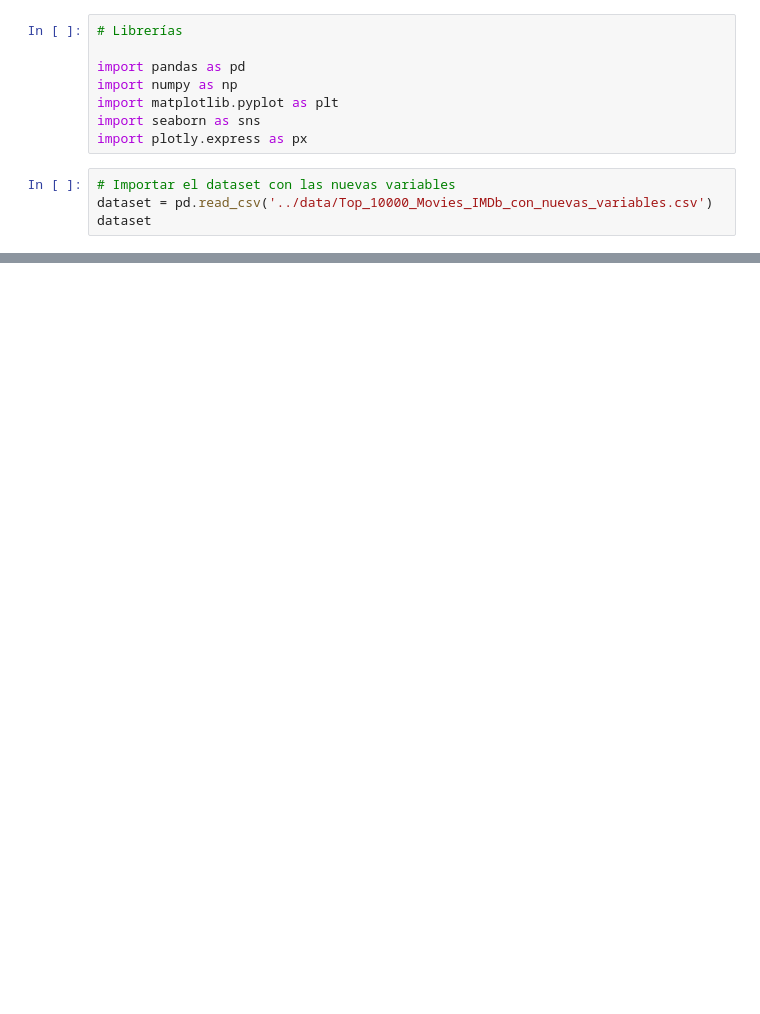
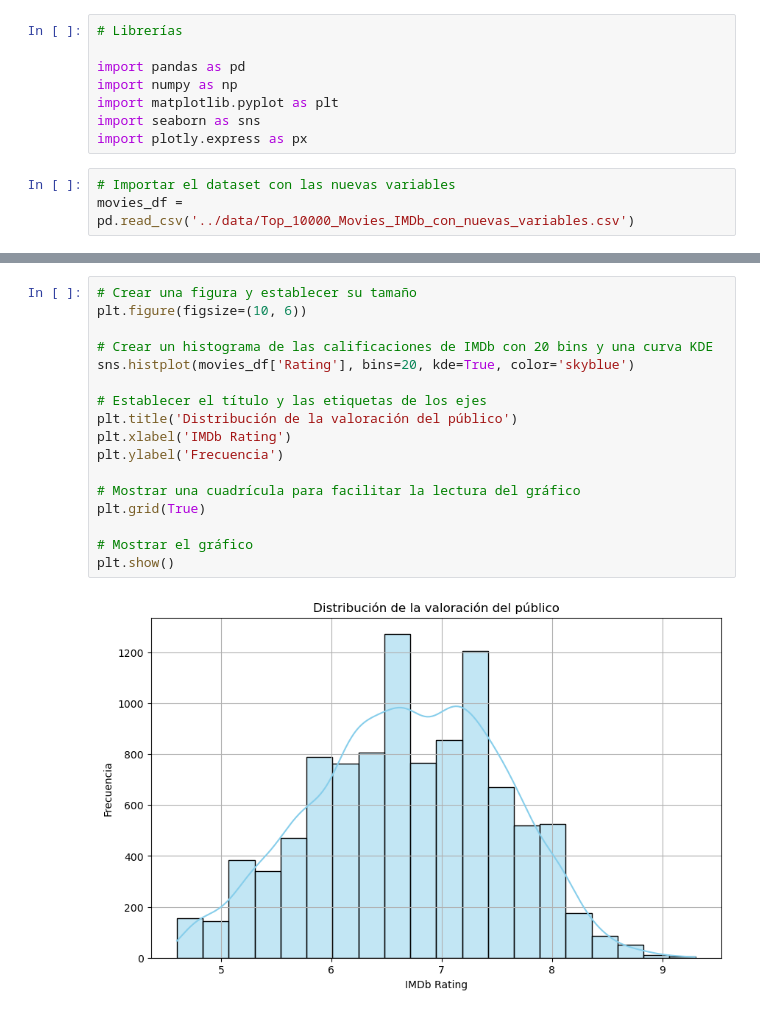
Before and after one commit to JeanetteLeon/Python_Proyecto_Final, a Jupyter notebook: notebooks/04_Visualización.ipynb, the cells around one changed output, grey strips where cells are left out. Cells and saved outputs as stored; diff of their text form; blank space fills up the shorter version.

Commit message:
Creación 6 gráficos

```diff
--- a/notebooks/04_Visualización.ipynb
+++ b/notebooks/04_Visualización.ipynb
@@ -33,5 +70,4 @@ import seaborn as sns
 import plotly.express as px
 # %%
 # Importar el dataset con las nuevas variables
-dataset = pd.read_csv('../data/Top_10000_Movies_IMDb_con_nuevas_variables.csv')
-dataset
+movies_df = pd.read_csv('../data/Top_10000_Movies_IMDb_con_nuevas_variables.csv')
@@ -51,0 +74,19 @@ dataset
+# %%
+# Crear una figura y establecer su tamaño
+plt.figure(figsize=(10, 6))
+
+# Crear un histograma de las calificaciones de IMDb con 20 bins y una curva KDE
+sns.histplot(movies_df['Rating'], bins=20, kde=True, color='skyblue')
+
+# Establecer el título y las etiquetas de los ejes
+plt.title('Distribución de la valoración del público')
+plt.xlabel('IMDb Rating')
+plt.ylabel('Frecuencia')
+
+# Mostrar una cuadrícula para facilitar la lectura del gráfico
+plt.grid(True)
+
+# Mostrar el gráfico
+plt.show()
+# %% [output]
+[figure, added]
```
Also changed, not shown: parts of 7 cells of this notebook.
